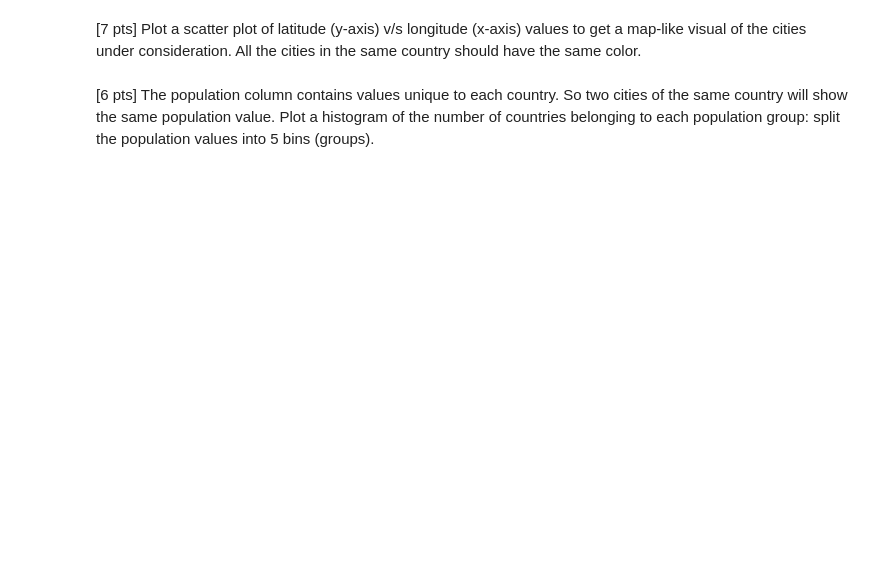
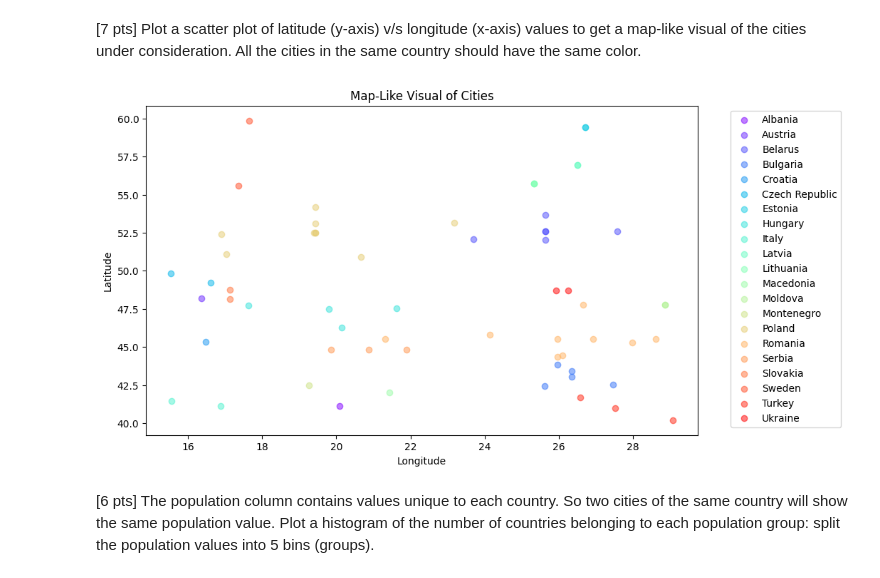
Before and after one commit to mahakanakala/CS210, a Jupyter notebook: hw/hw3/eucities_temps.ipynb, the cells around one changed output. Saved outputs shown, nothing was run; the diff lists cells and outputs as text; code cells hidden in the pictures; blank space fills up the shorter version.

```diff
--- a/hw/hw3/eucities_temps.ipynb
+++ b/hw/hw3/eucities_temps.ipynb
@@ -23,4 +121,26 @@ For all plots, make sure to label the axes, and set appropriate tick labels.
 # %% [markdown]
 [7 pts] Plot a scatter plot of latitude (y-axis) v/s longitude (x-axis) values to get a map-like visual of the cities under consideration. All the cities in the same country should have the same color.
+# %%
+countries = df['country'].unique()
+
+# Create a color map
+colors = plt.cm.rainbow(np.linspace(0, 1, len(countries)))
+
+plt.figure(figsize=(10, 6))
+
+# Plot a scatter plot for each country
+for i, country in enumerate(countries):
+    df_country = df[df['country'] == country]
+    plt.scatter(df_country['longitude'], df_country['latitude'], color=colors[i], label=country, alpha=0.5)
+
+plt.title('Map-Like Visual of Cities')
+plt.xlabel('Longitude')
+plt.ylabel('Latitude')
+
+plt.legend(bbox_to_anchor=(1.05, 1), loc='upper left')
+
+plt.show()
+# %% [output]
+[figure, added]
 # %% [markdown]
 [6 pts] The population column contains values unique to each country. So two cities of the same country will show the same population value. Plot a histogram of the number of countries belonging to each population group: split the population values into 5 bins (groups).
```
Also changed, not shown: parts of 12 cells of this notebook, 12 other files.
